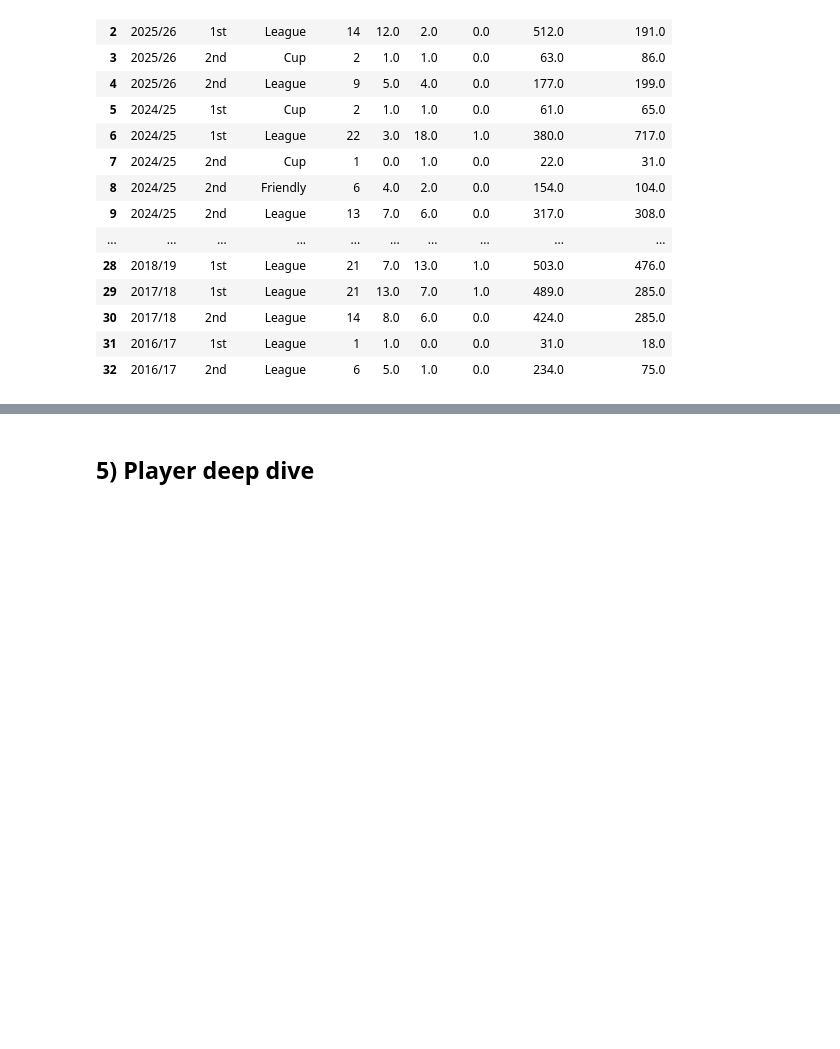
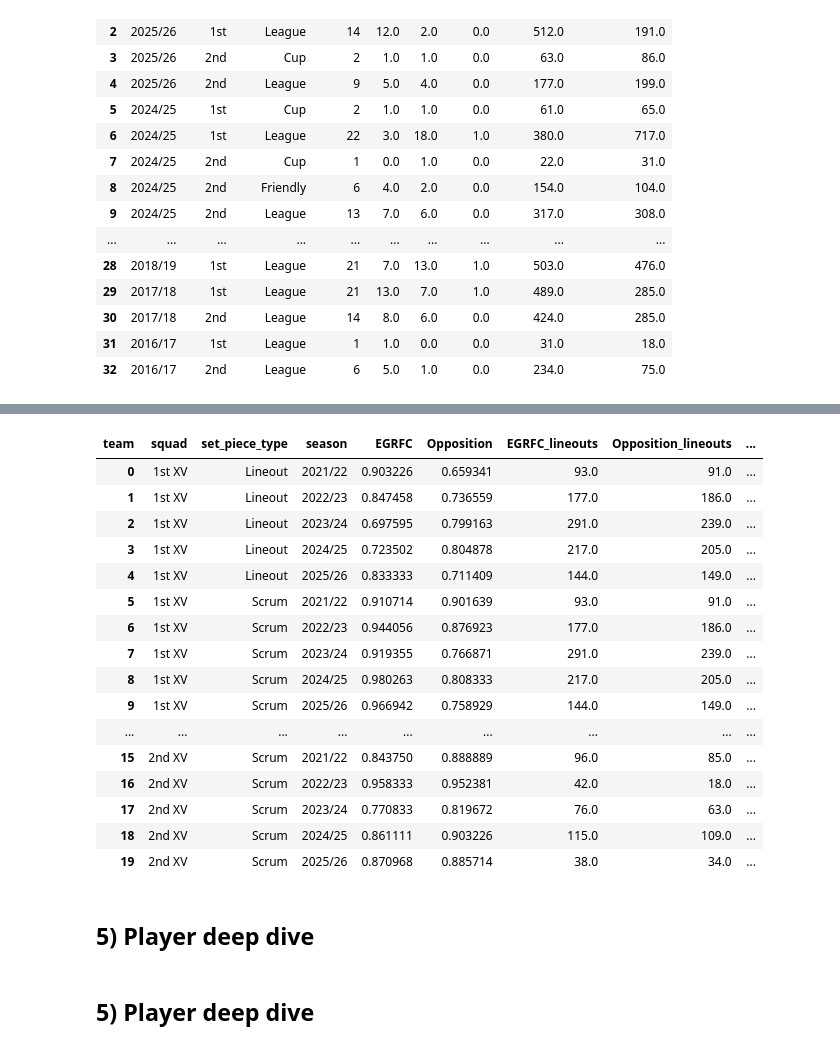
Before and after one commit to samnlindsay/egrfc-stats, a Jupyter notebook: python/backend_exploration.ipynb, the cells around one changed output, grey strips where cells are left out. Cells and saved outputs as stored; diff of their text form; code cells hidden in the pictures; blank space fills up the shorter version.

```diff
--- a/python/backend_exploration.ipynb
+++ b/python/backend_exploration.ipynb
@@ -351,3 +355,25 @@ chart.save("lineout_success_by_zone.html")
+# %%
+wide
+# %% [output]
+| team | squad | set_piece_type | season | EGRFC | Opposition | EGRFC_lineouts | Opposition_lineouts | ... |
+| 0 | 1st XV | Lineout | 2021/22 | 0.903226 | 0.659341 | 93.0 | 91.0 | ... |
+| 1 | 1st XV | Lineout | 2022/23 | 0.847458 | 0.736559 | 177.0 | 186.0 | ... |
+| 2 | 1st XV | Lineout | 2023/24 | 0.697595 | 0.799163 | 291.0 | 239.0 | ... |
+| 3 | 1st XV | Lineout | 2024/25 | 0.723502 | 0.804878 | 217.0 | 205.0 | ... |
+| 4 | 1st XV | Lineout | 2025/26 | 0.833333 | 0.711409 | 144.0 | 149.0 | ... |
+| 5 | 1st XV | Scrum | 2021/22 | 0.910714 | 0.901639 | 93.0 | 91.0 | ... |
+| 6 | 1st XV | Scrum | 2022/23 | 0.944056 | 0.876923 | 177.0 | 186.0 | ... |
+| 7 | 1st XV | Scrum | 2023/24 | 0.919355 | 0.766871 | 291.0 | 239.0 | ... |
+| 8 | 1st XV | Scrum | 2024/25 | 0.980263 | 0.808333 | 217.0 | 205.0 | ... |
+| 9 | 1st XV | Scrum | 2025/26 | 0.966942 | 0.758929 | 144.0 | 149.0 | ... |
+| ... | ... | ... | ... | ... | ... | ... | ... | ... |
+| 15 | 2nd XV | Scrum | 2021/22 | 0.843750 | 0.888889 | 96.0 | 85.0 | ... |
+| 16 | 2nd XV | Scrum | 2022/23 | 0.958333 | 0.952381 | 42.0 | 18.0 | ... |
+| 17 | 2nd XV | Scrum | 2023/24 | 0.770833 | 0.819672 | 76.0 | 63.0 | ... |
+| 18 | 2nd XV | Scrum | 2024/25 | 0.861111 | 0.903226 | 115.0 | 109.0 | ... |
+| 19 | 2nd XV | Scrum | 2025/26 | 0.870968 | 0.885714 | 38.0 | 34.0 | ... |
+# %% [markdown]
+## 5) Player deep dive
 # %% [markdown]
 ## 5) Player deep dive
 # %%
```
Also changed, not shown: parts of 9 cells of this notebook, 52 other files.
